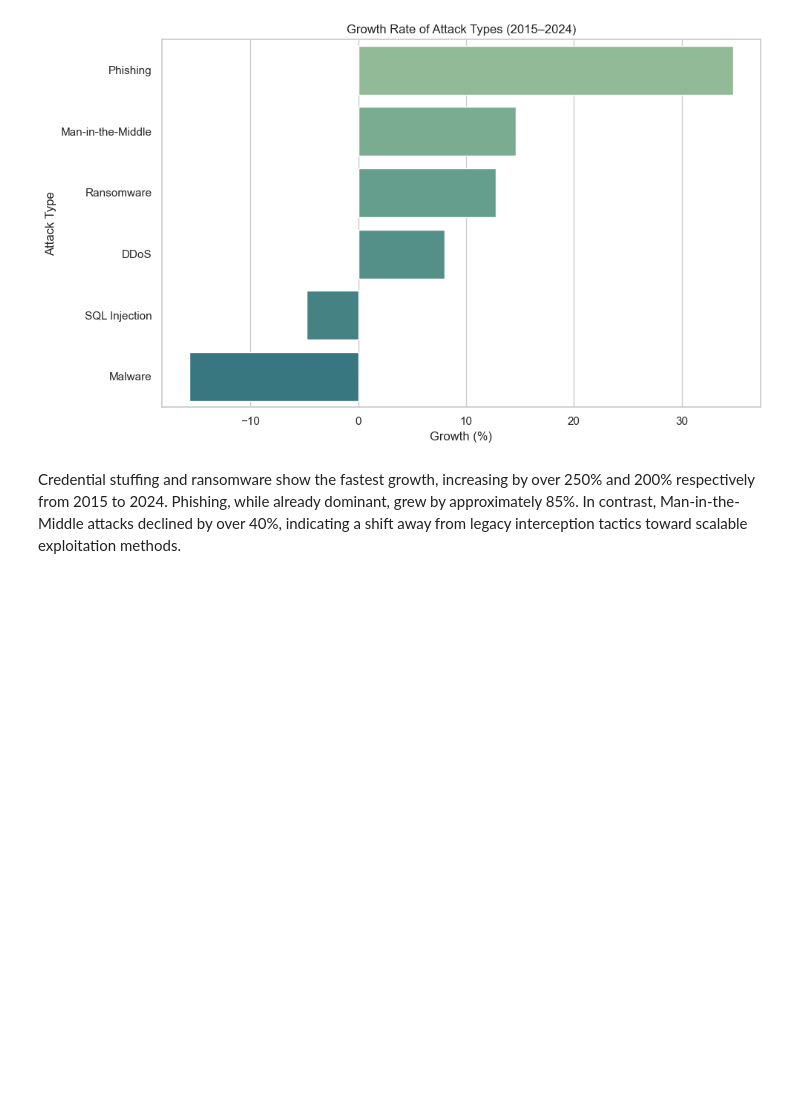
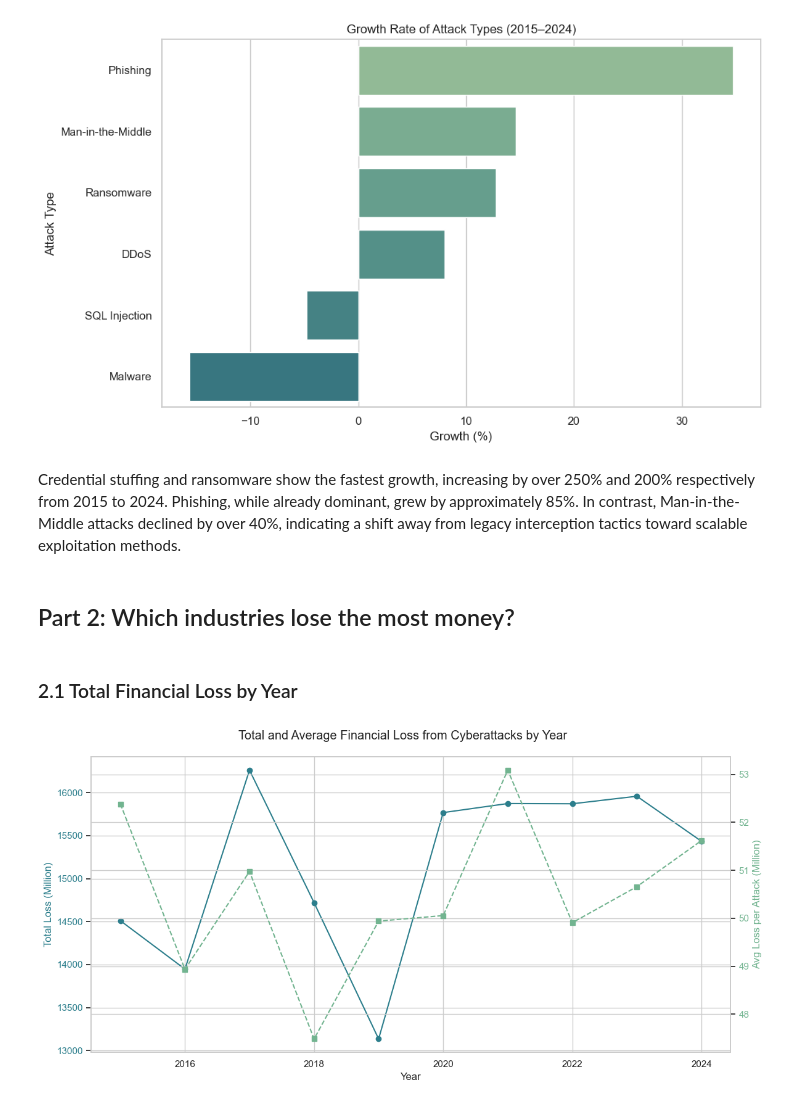
Before and after one commit to dolludaa/Global-Cybersecurity-Threats-2015-2024, a Jupyter notebook: business_analysis.ipynb, the cells around one changed output. Saved outputs shown, nothing was run; the diff lists cells and outputs as text; code cells hidden in the pictures; blank space fills up the shorter version.

```diff
--- a/business_analysis.ipynb
+++ b/business_analysis.ipynb
@@ -247,3 +252,30 @@ plt.show()
 [figure]
 # %% [markdown]
 Credential stuffing and ransomware show the fastest growth, increasing by over 250% and 200% respectively from 2015 to 2024. Phishing, while already dominant, grew by approximately 85%. In contrast, Man-in-the-Middle attacks declined by over 40%, indicating a shift away from legacy interception tactics toward scalable exploitation methods.
+# %% [markdown]
+## Part 2: Which industries lose the most money?
+# %% [markdown]
+### 2.1 Total Financial Loss by Year
+# %%
+loss_summary = df.groupby('Year').agg(
+    Total_Loss=('Financial Loss (in Million $)', 'sum'),
+    Avg_Loss=('Financial Loss (in Million $)', 'mean')
+).reset_index()
+
+fig, ax1 = plt.subplots(figsize=(12, 6))
+
+ax1.plot(loss_summary['Year'], loss_summary['Total_Loss'], color=crest_palette[5], marker='o', label='Total Loss')
+ax1.set_xlabel('Year')
+ax1.set_ylabel('Total Loss (Million)', color=crest_palette[5])
+ax1.tick_params(axis='y', labelcolor=crest_palette[5])
+
+ax2 = ax1.twinx()
+ax2.plot(loss_summary['Year'], loss_summary['Avg_Loss'], color=crest_palette[1], marker='s', linestyle='--', label='Avg Loss per Attack')
+ax2.set_ylabel('Avg Loss per Attack (Million)', color=crest_palette[1])
+ax2.tick_params(axis='y', labelcolor=crest_palette[1])
+
+fig.suptitle('Total and Average Financial Loss from Cyberattacks by Year')
+fig.tight_layout()
+plt.show()
+# %% [output]
+[figure, added]
```
Also changed, not shown: parts of 31 cells of this notebook.
